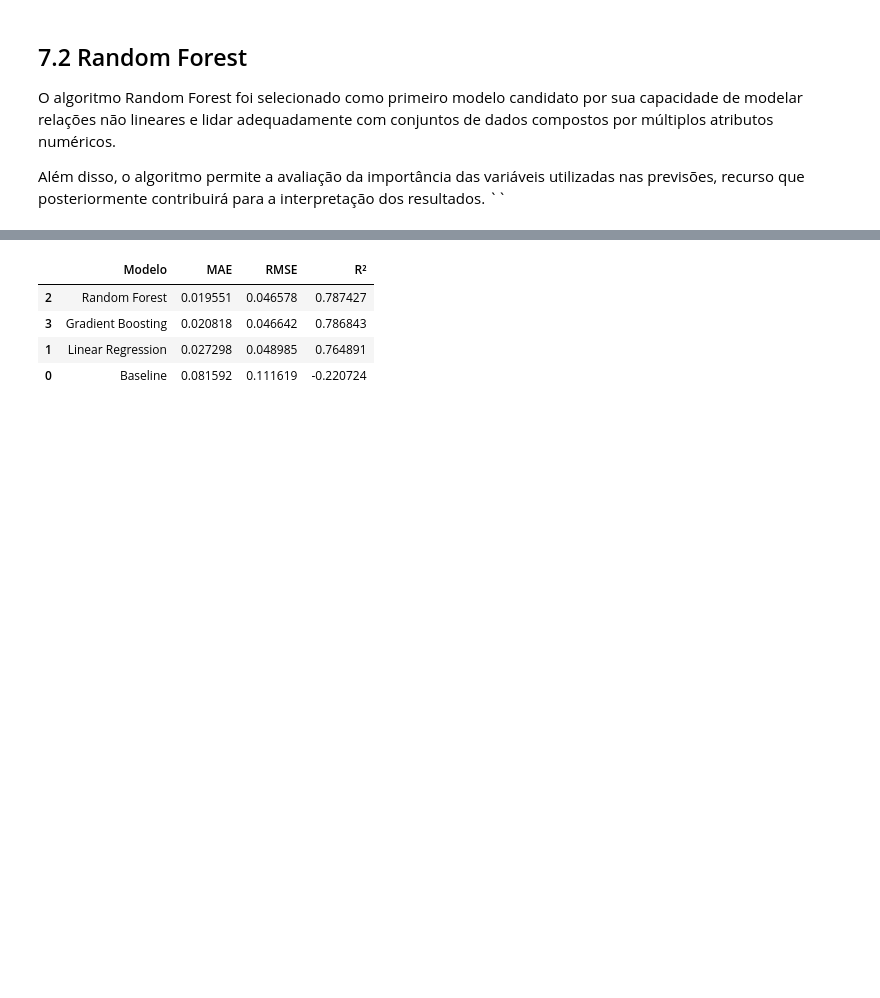
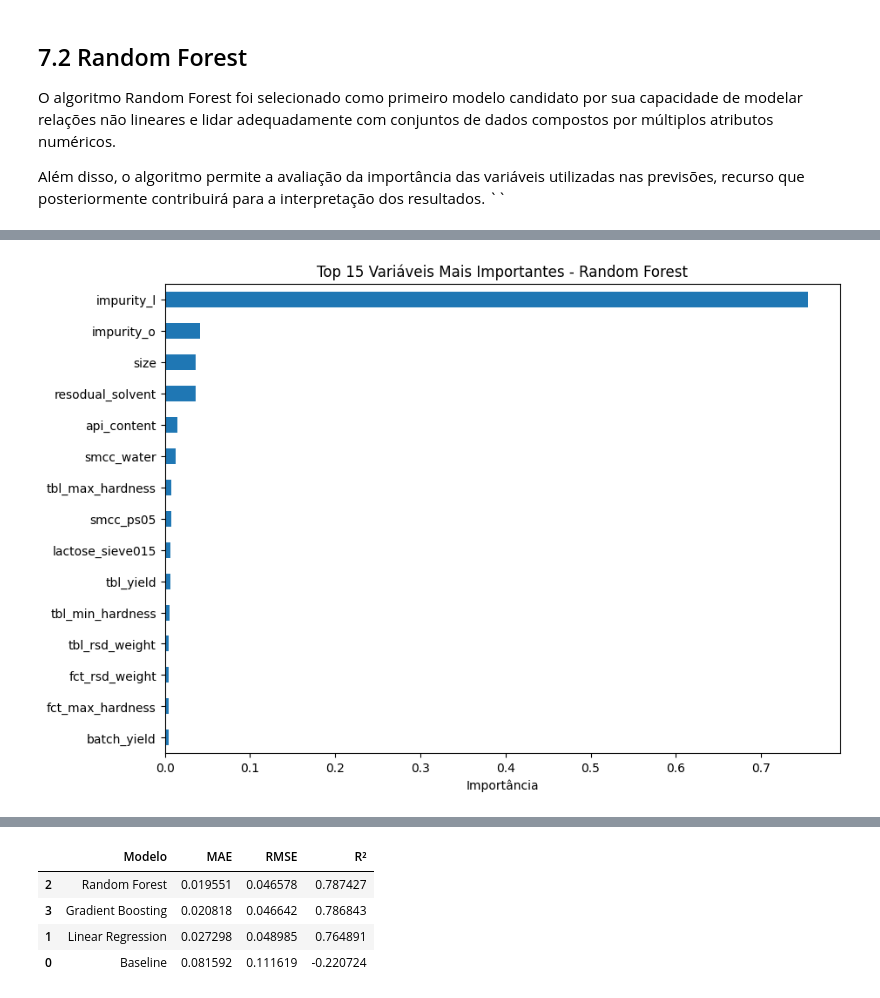
Before and after one commit to Moliveira85/MVP_CPV_Impurities_ML, a Jupyter notebook: MVP_CPV_ML_Analytics_20261.ipynb, the cells around one changed output, grey strips where cells are left out. Saved outputs shown, nothing was run; the diff lists cells and outputs as text; code cells hidden in the pictures; blank space fills up the shorter version.

```diff
--- a/MVP_CPV_ML_Analytics_20261.ipynb
+++ b/MVP_CPV_ML_Analytics_20261.ipynb
@@ -822,0 +891,12 @@ O modelo Random Forest apresentou o melhor desempenho geral, sendo selecionado p
+# %%
+importances = pd.Series(
+    rf.feature_importances_,
+    index=X.columns
+)
+
+feature_importance = (
+    importances
+    .sort_values(ascending=False)
+)
+
+feature_importance.head(20)
@@ -822,0 +922,16 @@ O modelo Random Forest apresentou o melhor desempenho geral, sendo selecionado p
+# %%
+plt.figure(figsize=(10,7))
+
+feature_importance.head(15).sort_values().plot(
+    kind='barh'
+)
+
+plt.title(
+    'Top 15 Variáveis Mais Importantes - Random Forest'
+)
+
+plt.xlabel('Importância')
+
+plt.show()
+# %% [output]
+[figure, added]
```
Also changed, not shown: parts of 41 cells of this notebook.
